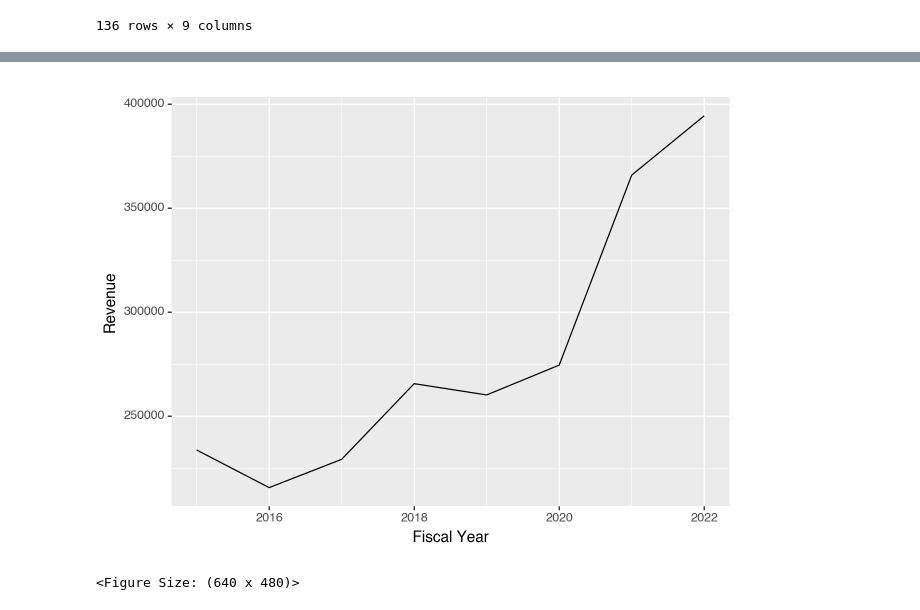
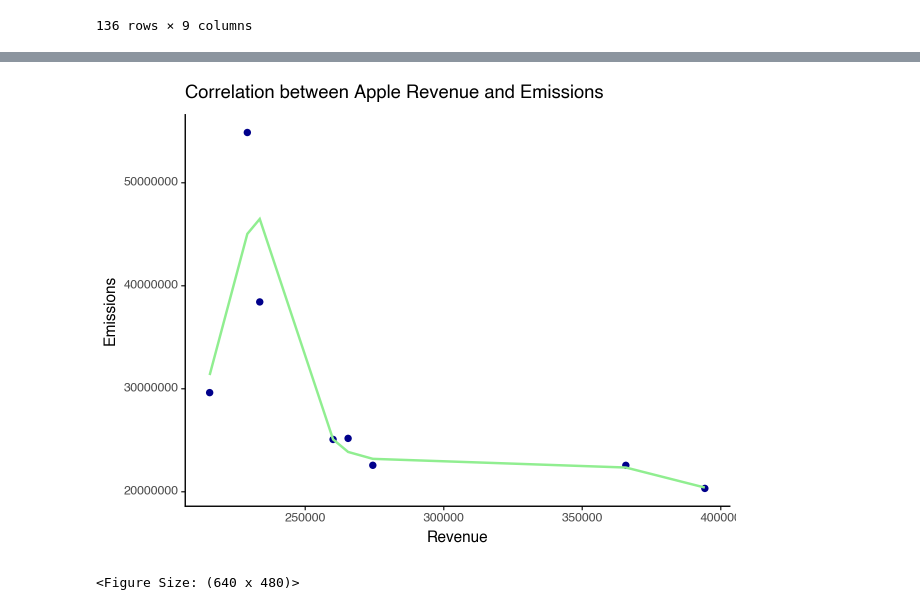
Before and after one commit to corinne167225/DataAnalysis2, a Jupyter notebook: Final_Project/Final_Term_Project.ipynb, the cells around one changed output, grey strips where cells are left out. Cells and saved outputs as stored; diff of their text form; code cells hidden in the pictures.

```diff
--- a/Final_Project/Final_Term_Project.ipynb
+++ b/Final_Project/Final_Term_Project.ipynb
@@ -157,7 +170,12 @@ year_revenue_emissions
-# %%
-#could do line graph to show time series (x = years, y = Emissions/revenue, line = emissions/revenue)
-#this doesn't do what i wanted: (wanted to add another emissions line)
-(ggplot(merged_df, aes (x = 'Fiscal Year', y = 'Revenue')) + geom_line())
-# %% [output]
-[figure, removed]
-<Figure Size: (640 x 480)>
+# %%
+#Scatter Plot- fiscal year
+(ggplot(year_revenue_emissions, aes(x='Revenue', y='Emissions')) +
+ geom_point(size=2, color='darkblue') +
+ geom_smooth(method='loess', color='lightgreen', se=False) +  # Add LOESS line
+ theme_classic() + labs(x='Revenue', y='Emissions', title='Correlation between Apple Revenue and Emissions'))
+
+#looks like a quadratic (positive relationship between revenue and emissions and negative correlation)???
+#light blue line shows the general trend
+# %% [output]
+[figure, added]
+<Figure Size: (640 x 480)>
```
Also changed, not shown: parts of 18 cells of this notebook, 1 other file.
